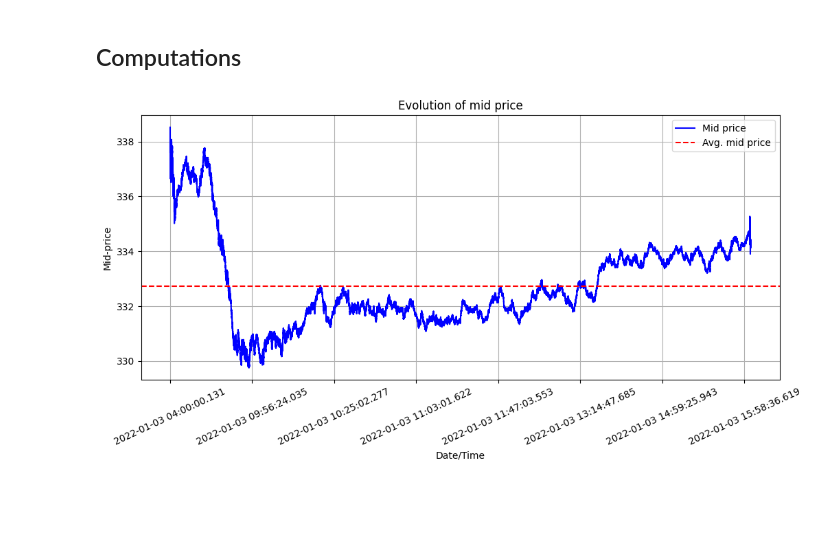
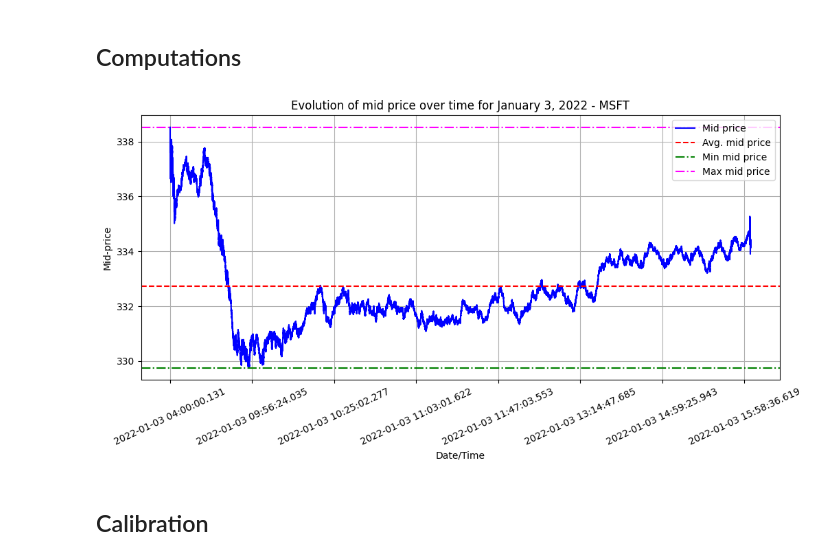
Before and after one commit to lcsrodriguez/optimalHFT, a Jupyter notebook: main.ipynb, the cells around one changed output. Drawn from its saved outputs; the diff is of its cells as text; code cells hidden in the pictures; blank space fills up the shorter version.

```diff
--- a/main.ipynb
+++ b/main.ipynb
@@ -125,11 +131,18 @@ mid_price = (1/2)*(data["bp"] + data["ap"])
 # %%
 # data={"a": data["ap"], "b": data["bp"], "m": mid_price}
 _ = mid_price.plot(color="blue", rot=25, label="Mid price")
 _ = plt.grid()
 _ = plt.xlabel("Date/Time")
 _ = plt.ylabel("Mid-price")
+
+# Adding relevant horizontal lines
 _ = plt.axhline(y = mid_price.mean(), color="red", ls="--", label="Avg. mid price")
-_ = plt.legend()
-_ = plt.title("Evolution of mid price")
+_ = plt.axhline(y = mid_price.min(), color="green", ls="-.", label="Min mid price")
+_ = plt.axhline(y = mid_price.max(), color="magenta", ls="-.", label="Max mid price")
+
+_ = plt.legend(loc="upper right")
+_ = plt.title(f"Evolution of mid price over time for January 3, 2022 - {TICKER}")
 # %% [output]
-[figure, old version]
+[figure, new version]
+# %% [markdown]
+## Calibration
```
Also changed, not shown: parts of 2 cells of this notebook, 1 other file.
